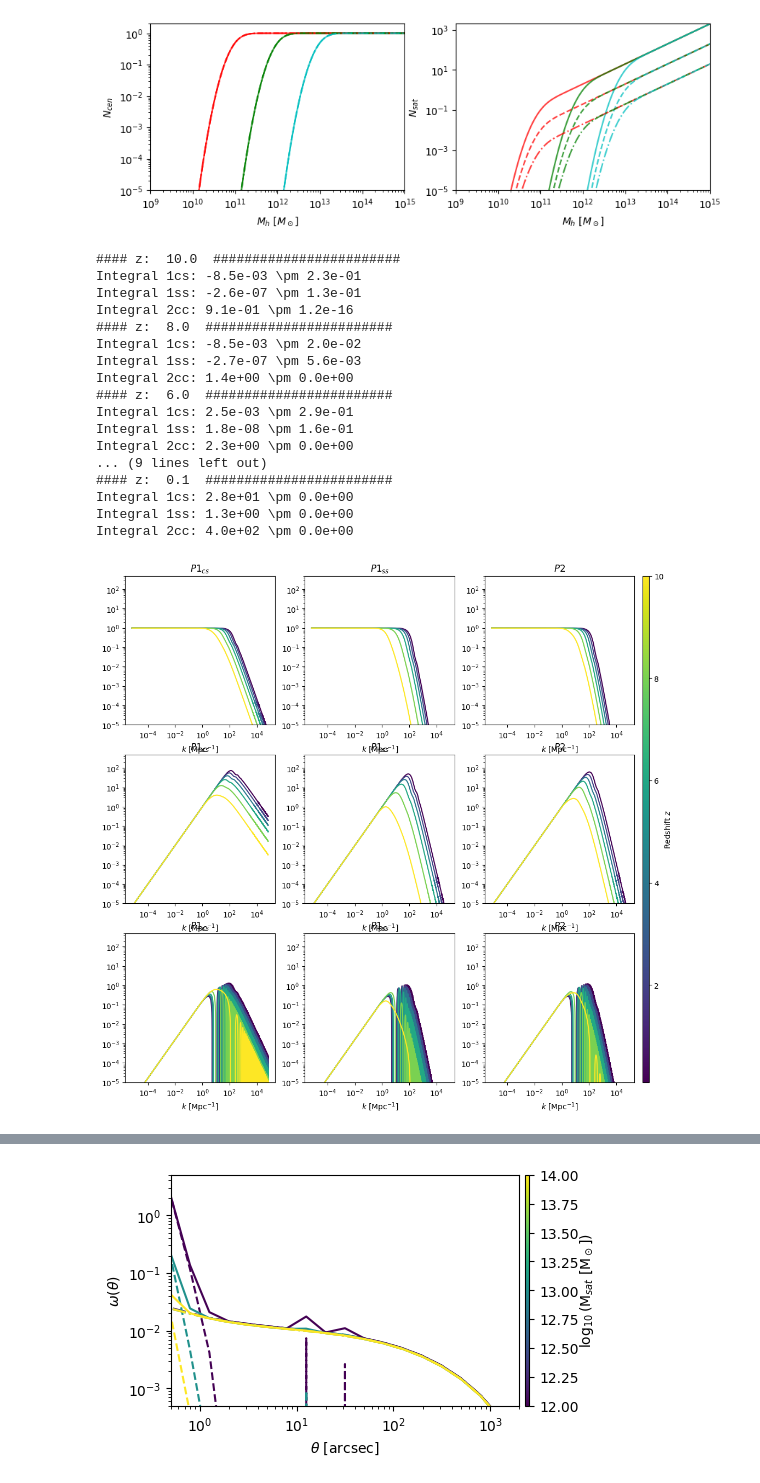
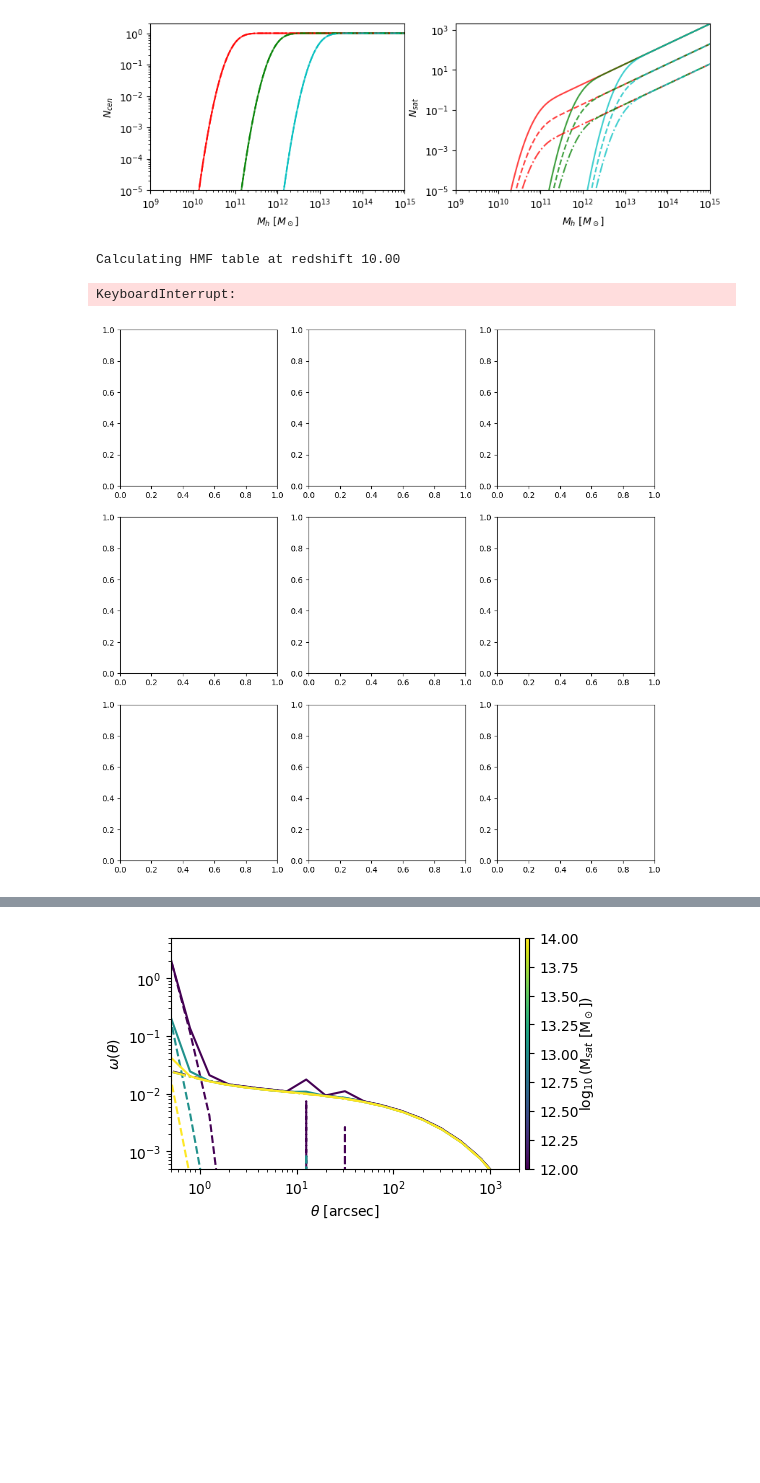
Before and after one commit to Ferr013/HOD, a Jupyter notebook: test_note.ipynb, the cells around one changed output, grey strips where cells are left out. Drawn from its saved outputs; the diff is of its cells as text; code cells hidden in the pictures; blank space fills up the shorter version.

Commit message:
Now should converge to z=10 up to theta=100 arcsec

```diff
--- a/test_note.ipynb
+++ b/test_note.ipynb
@@ -12,9 +12,9 @@ from astropy.cosmology import Planck15
 cosmo = Planck15 #FlatLambdaCDM(H0=67.74, Om0=0.3089, Tcmb0=2.725)
 h = cosmo.H(0).value/100
 # %%
-z, M_min, M_sat = 1, 1e12, 1e13
+z, M_min, M_sat = 10, 1e12, 1e13
 z_array, N_z_nrm = np.array([z-0.2, z, z+0.2]), np.array([1/3, 1/3, 1/3])
-theta = np.array([1, 10, 100])
+theta = np.array([1, 10, 100])/206265
 sigma_logM, alpha = 0.2, 1
-HOD.omega(theta, M_min, sigma_logM, M_sat, alpha, N_z_nrm, z_array)
+HOD.omega(theta, M_min, sigma_logM, M_sat, alpha, N_z_nrm, z_array, LOW_RES=True, STEP_J0=8_000)
 # %% [output]
@@ -95,6 +95,8 @@ plt.show()
 # %%
 M_min, M_sat = 1e12, 1e13
 theta = 10/206265
+
+from scipy.integrate import simpson
 
 def PS_1cs_1ss_2_terms(z, M_h_array, HMF_array, NCEN, NSAT, U_FT, bias):
     if U_FT is None:
@@ -106,7 +108,7 @@ def PS_1cs_1ss_2_terms(z, M_h_array, HMF_array, NCEN, NSAT, U_FT, bias):
     return np.array([PS1cs, PS1ss, PS_2h])
 from halomod.bias import Tinker10
 
-def check_integral_err(theta, z, P_1cs, P_1ss, PS_2h, Bessel, k_array, hmf_PS, STEP_J0 = 5_000):
+def check_integral_err(theta, z, P_1cs, P_1ss, PS_2h, Bessel, k_array, hmf_PS, STEP_J0 = 10_000):
     comoving_distance_z = cosmo.comoving_distance(z).value
     j_0_zeros = np.append(1e-4, special.jn_zeros(0, STEP_J0))
     res1cs, res1ss, res2cc = np.zeros(0), np.zeros(0), np.zeros(0)
@@ -114,25 +116,25 @@ def check_integral_err(theta, z, P_1cs, P_1ss, PS_2h, Bessel, k_array, hmf_PS, S
     mask_k = k_array < k0[0]
     k_intr = np.append(k_array[mask_k], k0[0])
     Bessel = np.array([special.j0(k*theta*comoving_distance_z) for k in k_array[mask_k]])
-    int1cs = np.trapz(np.append(P_1cs[mask_k], 0)
-                    * k_intr / (2*np.pi) * np.append(Bessel, 0), k_intr, axis=-1)
-    int1ss = np.trapz(np.append(P_1ss[mask_k], 0)
-                    * k_intr / (2*np.pi) * np.append(Bessel, 0), k_intr, axis=-1)
-    int2cc = np.trapz(np.append(hmf_PS[mask_k], 0) * np.append(PS_2h[mask_k],0)
-                    * k_intr / (2*np.pi) * np.append(Bessel, 0), k_intr, axis=-1)
-    res1cs = np.append(res1cs, (int1cs))
-    res1ss = np.append(res1ss, (int1ss))
-    res2cc = np.append(res2cc, (int2cc))
+    int1cs = simpson(np.append(P_1cs[mask_k], 0)
+                    * k_intr / (2*np.pi) * np.append(Bessel, 0), k_intr)
+    int1ss = simpson(np.append(P_1ss[mask_k], 0)
+                    * k_intr / (2*np.pi) * np.append(Bessel, 0), k_intr)
+    int2cc = simpson(np.append(hmf_PS[mask_k], 0) * np.append(PS_2h[mask_k],0)
+                    * k_intr / (2*np.pi) * np.append(Bessel, 0), k_intr)
+    res1cs = np.append(res1cs, int1cs)
+    res1ss = np.append(res1ss, int1ss)
+    res2cc = np.append(res2cc, int2cc)
     for i in range(STEP_J0-1):
         mask_k = np.logical_and(k_array> k0[i], k_array< k0[i+1])
         k_intr = np.append(k0[i], np.append(k_array[mask_k], k0[i+1]))
         Bessel = np.array([special.j0(k*theta*comoving_distance_z) for k in k_array[mask_k]])
-        int1cs = np.trapz(np.pad(P_1cs[mask_k], 1) * k_intr / (2*np.pi)
-                            * np.pad(Bessel, 1), k_intr, axis=-1)
-        int1ss = np.trapz(np.pad(P_1ss[mask_k], 1) * k_intr / (2*np.pi)
-                            * np.pad(Bessel, 1), k_intr, axis=-1)
-        int2cc = np.trapz(np.pad(hmf_PS[mask_k], 1) * np.pad(PS_2h[mask_k],1)
-                            * k_intr / (2*np.pi) * np.pad(Bessel, 1), k_intr, axis=-1)
+        int1cs = simpson(np.pad(P_1cs[mask_k], 1) * k_intr / (2*np.pi)
+                            * np.pad(Bessel, 1), k_intr)
+        int1ss = simpson(np.pad(P_1ss[mask_k], 1) * k_intr / (2*np.pi)
+                            * np.pad(Bessel, 1), k_intr)
+        int2cc = simpson(np.pad(hmf_PS[mask_k], 1) * np.pad(PS_2h[mask_k],1)
+                            * k_intr / (2*np.pi) * np.pad(Bessel, 1), k_intr)
         res1cs = np.append(res1cs, int1cs)
         res1ss = np.append(res1ss, int1ss)
         res2cc = np.append(res2cc, int2cc)
@@ -172,58 +174,38 @@ for z in tqdm(z_display[::-1]):
     ax[2, 0].plot(hmf_k, P_1cs * hmf_k / (2*np.pi) * Bessel, c=_c_)
     ax[2, 1].plot(hmf_k, P_1ss * hmf_k / (2*np.pi) * Bessel, c=_c_)
     ax[2, 2].plot(hmf_k, PS_2h * hmf_k / (2*np.pi) * Bessel, c=_c_)
-
     R_T1cs, R_T1ss, R_T2 = check_integral_err(theta, z, P_1cs, P_1ss, PS_2h, Bessel, hmf_k, hmf_PS)
-
-    R_T1cs = np.trapz(P_1cs * hmf_k / (2*np.pi) * Bessel, hmf_k, axis = -1)
-    R_T1ss = np.trapz(P_1ss * hmf_k / (2*np.pi) * Bessel, hmf_k, axis = -1)
-    R_T2 = np.trapz(hmf_PS * PS_2h * hmf_k / (2*np.pi) * Bessel, hmf_k, axis = -1)
 
 
 for j in range(3):
     ax[j, 0].set_xscale('log')
     ax[j, 0].set_yscale('log')
     ax[j, 0].set_xlabel(r'$k$ [Mpc$^{-1}]$')
     ax[j, 0].set_title(r'$P1_{cs}$')
     ax[j, 1].set_xscale('log')
     ax[j, 1].set_yscale('log')
     ax[j, 1].set_xlabel(r'$k$ [Mpc$^{-1}]$')
     ax[j, 1].set_title(r'$P1_{ss}$')
     ax[j, 2].set_xscale('log')
     ax[j, 2].set_yscale('log')
     ax[j, 2].set_xlabel(r'$k$ [Mpc$^{-1}]$')
     ax[j, 2].set_title(r'$P2$')
     ax[j, 0].set_ylim((1e-5,5e2))
     ax[j, 1].set_ylim((1e-5,5e2))
     ax[j, 2].set_ylim((1e-5,5e2))
 
 p0 = ax[0,1].get_position().get_points().flatten()
 ax_cbar = fig.add_axes([0.912, 0.11, 0.01, 0.77])
-norm = NormColor(vmin=np.min(z_display),vmax=np.max(z_display))
+norm = NormColor(vmin=np.min(z_display*0),vmax=np.max(z_display))
 s_m = cm.ScalarMappable(cmap=cm.viridis, norm=norm)
 s_m.set_array([])
 cbar = plt.colorbar(s_m, cax=ax_cbar)
 cbar.set_label(r'Redshift $z$', labelpad=0)
 plt.show()
 # %% [output]
-#### z:  10.0  ########################
-Integral 1cs: -8.5e-03 \pm 2.3e-01
-Integral 1ss: -2.6e-07 \pm 1.3e-01
-Integral 2cc: 9.1e-01 \pm 1.2e-16
-#### z:  8.0  ########################
-Integral 1cs: -8.5e-03 \pm 2.0e-02
-Integral 1ss: -2.7e-07 \pm 5.6e-03
-Integral 2cc: 1.4e+00 \pm 0.0e+00
-#### z:  6.0  ########################
-Integral 1cs: 2.5e-03 \pm 2.9e-01
-Integral 1ss: 1.8e-08 \pm 1.6e-01
-Integral 2cc: 2.3e+00 \pm 0.0e+00
-... (9 lines left out)
-#### z:  0.1  ########################
-Integral 1cs: 2.8e+01 \pm 0.0e+00
-Integral 1ss: 1.3e+00 \pm 0.0e+00
-Integral 2cc: 4.0e+02 \pm 0.0e+00
+Calculating HMF table at redshift 10.00
+KeyboardInterrupt:
-[figure, old version]
+[figure, new version]
 # %%
 M_sat, M_min, sigma_logM, alpha = 10**13.0, 10**12.0, 0.2, 1.0
 th_arr = np.logspace(-0.5, 3.5, 21)
```
Also changed, not shown: parts of 5 cells of this notebook, 1 other file.
